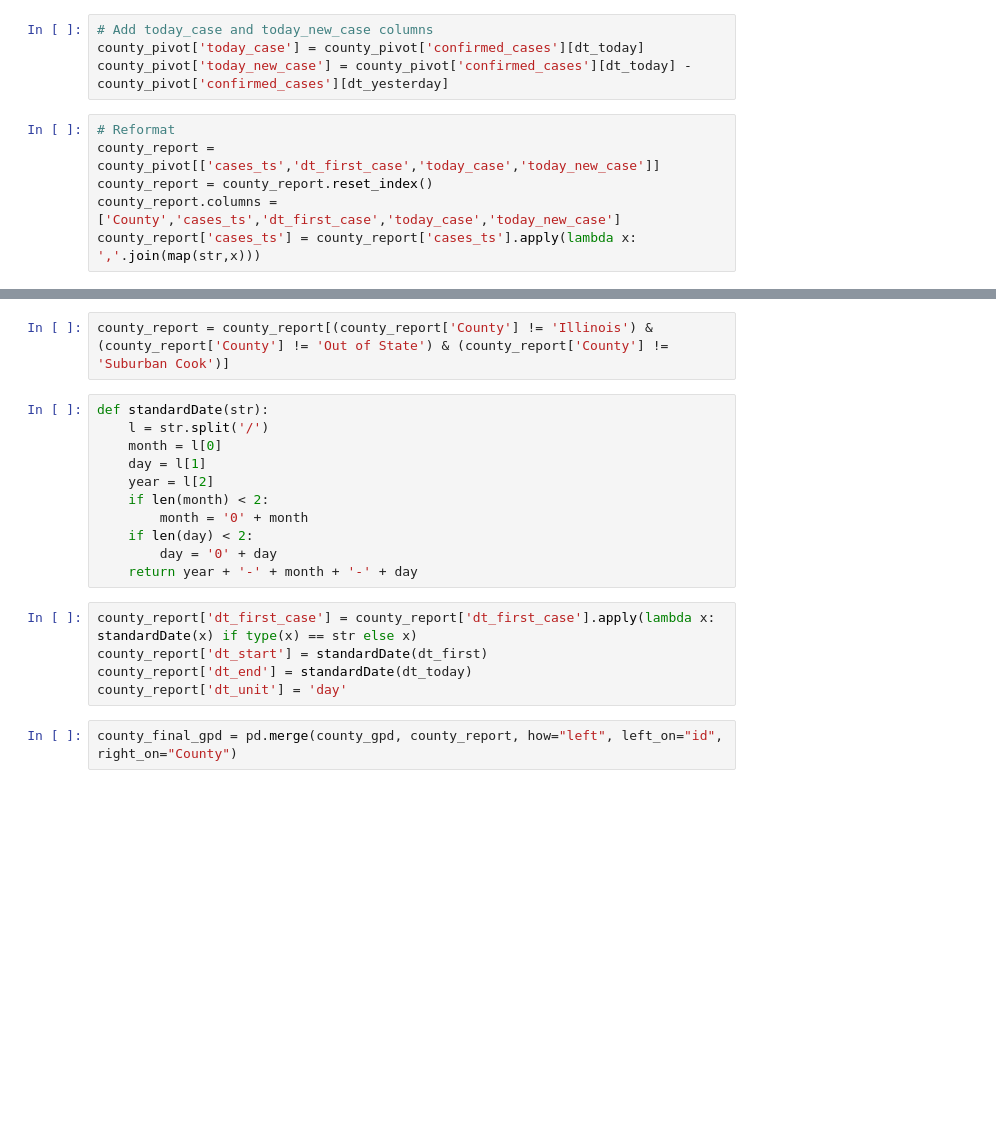
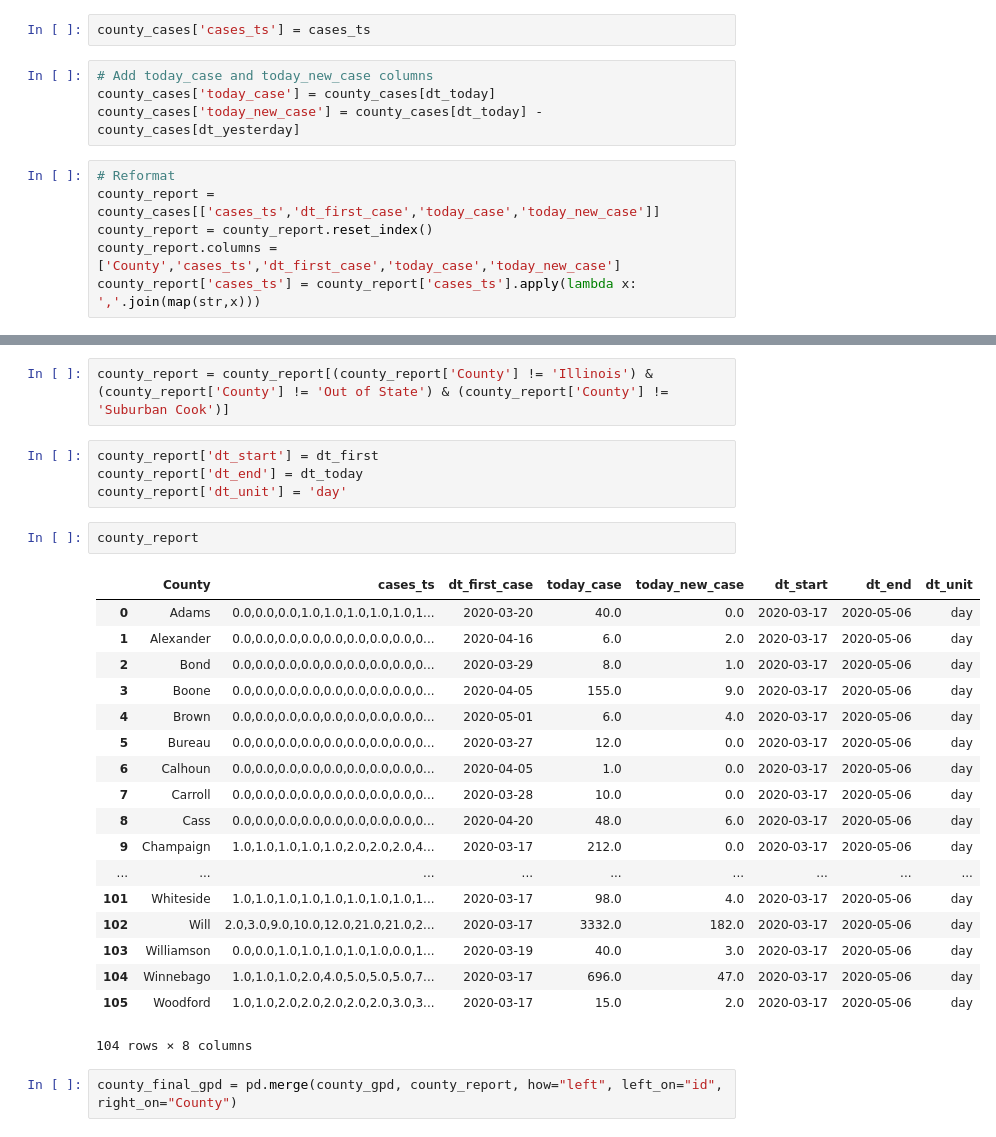
Before and after one commit to cybergis/wherecovid19_webapp, a Jupyter notebook: preprocessing/illinois/extract_zipcode.ipynb, the cells around one changed output, grey strips where cells are left out. Drawn from its saved outputs; the diff is of its cells as text; blank space fills up the shorter version.

```diff
--- a/preprocessing/illinois/extract_zipcode.ipynb
+++ b/preprocessing/illinois/extract_zipcode.ipynb
@@ -160,10 +176,12 @@ Index(['3/17/2020', '3/18/2020', '3/19/2020', '3/20/2020', '3/21/2020',
+# %%
+county_cases['cases_ts'] = cases_ts
 # %%
 # Add today_case and today_new_case columns
-county_pivot['today_case'] = county_pivot['confirmed_cases'][dt_today]
-county_pivot['today_new_case'] = county_pivot['confirmed_cases'][dt_today] - county_pivot['confirmed_cases'][dt_yesterday]
+county_cases['today_case'] = county_cases[dt_today]
+county_cases['today_new_case'] = county_cases[dt_today] - county_cases[dt_yesterday]
 # %%
 # Reformat
-county_report = county_pivot[['cases_ts','dt_first_case','today_case','today_new_case']]
+county_report = county_cases[['cases_ts','dt_first_case','today_case','today_new_case']]
 county_report = county_report.reset_index()
 county_report.columns = ['County','cases_ts','dt_first_case','today_case','today_new_case']
 county_report['cases_ts'] = county_report['cases_ts'].apply(lambda x: ','.join(map(str,x)))
@@ -174,22 +192,31 @@ np.setdiff1d(county_report['County'],county_gpd['id'])
 array(['Illinois', 'Out Of State', 'Suburban Cook'], dtype=object)
 # %%
 county_report = county_report[(county_report['County'] != 'Illinois') & (county_report['County'] != 'Out of State') & (county_report['County'] != 'Suburban Cook')]
-# %%
-def standardDate(str):
-    l = str.split('/')
-    month = l[0]
-    day = l[1]
-    year = l[2]
-    if len(month) < 2:
-        month = '0' + month
-    if len(day) < 2:
-        day = '0' + day
-    return year + '-' + month + '-' + day
 # %%
-county_report['dt_first_case'] = county_report['dt_first_case'].apply(lambda x: standardDate(x) if type(x) == str else x)
-county_report['dt_start'] = standardDate(dt_first)
-county_report['dt_end'] = standardDate(dt_today)
+county_report['dt_start'] = dt_first
+county_report['dt_end'] = dt_today
 county_report['dt_unit'] = 'day'
+# %%
+county_report
+# %% [output]
+|  | County | cases_ts | dt_first_case | today_case | today_new_case | dt_start | dt_end | dt_unit |
+| 0 | Adams | 0.0,0.0,0.0,1.0,1.0,1.0,1.0,1.0,1... | 2020-03-20 | 40.0 | 0.0 | 2020-03-17 | 2020-05-06 | day |
+| 1 | Alexander | 0.0,0.0,0.0,0.0,0.0,0.0,0.0,0.0,0... | 2020-04-16 | 6.0 | 2.0 | 2020-03-17 | 2020-05-06 | day |
+| 2 | Bond | 0.0,0.0,0.0,0.0,0.0,0.0,0.0,0.0,0... | 2020-03-29 | 8.0 | 1.0 | 2020-03-17 | 2020-05-06 | day |
+| 3 | Boone | 0.0,0.0,0.0,0.0,0.0,0.0,0.0,0.0,0... | 2020-04-05 | 155.0 | 9.0 | 2020-03-17 | 2020-05-06 | day |
+| 4 | Brown | 0.0,0.0,0.0,0.0,0.0,0.0,0.0,0.0,0... | 2020-05-01 | 6.0 | 4.0 | 2020-03-17 | 2020-05-06 | day |
+| 5 | Bureau | 0.0,0.0,0.0,0.0,0.0,0.0,0.0,0.0,0... | 2020-03-27 | 12.0 | 0.0 | 2020-03-17 | 2020-05-06 | day |
+| 6 | Calhoun | 0.0,0.0,0.0,0.0,0.0,0.0,0.0,0.0,0... | 2020-04-05 | 1.0 | 0.0 | 2020-03-17 | 2020-05-06 | day |
+| 7 | Carroll | 0.0,0.0,0.0,0.0,0.0,0.0,0.0,0.0,0... | 2020-03-28 | 10.0 | 0.0 | 2020-03-17 | 2020-05-06 | day |
+| 8 | Cass | 0.0,0.0,0.0,0.0,0.0,0.0,0.0,0.0,0... | 2020-04-20 | 48.0 | 6.0 | 2020-03-17 | 2020-05-06 | day |
+| 9 | Champaign | 1.0,1.0,1.0,1.0,1.0,2.0,2.0,2.0,4... | 2020-03-17 | 212.0 | 0.0 | 2020-03-17 | 2020-05-06 | day |
+| ... | ... | ... | ... | ... | ... | ... | ... | ... |
+| 101 | Whiteside | 1.0,1.0,1.0,1.0,1.0,1.0,1.0,1.0,1... | 2020-03-17 | 98.0 | 4.0 | 2020-03-17 | 2020-05-06 | day |
+| 102 | Will | 2.0,3.0,9.0,10.0,12.0,21.0,21.0,2... | 2020-03-17 | 3332.0 | 182.0 | 2020-03-17 | 2020-05-06 | day |
+| 103 | Williamson | 0.0,0.0,1.0,1.0,1.0,1.0,1.0,0.0,1... | 2020-03-19 | 40.0 | 3.0 | 2020-03-17 | 2020-05-06 | day |
+| 104 | Winnebago | 1.0,1.0,1.0,2.0,4.0,5.0,5.0,5.0,7... | 2020-03-17 | 696.0 | 47.0 | 2020-03-17 | 2020-05-06 | day |
+| 105 | Woodford | 1.0,1.0,2.0,2.0,2.0,2.0,2.0,3.0,3... | 2020-03-17 | 15.0 | 2.0 | 2020-03-17 | 2020-05-06 | day |
+104 rows × 8 columns
 # %%
 county_final_gpd = pd.merge(county_gpd, county_report, how="left", left_on="id", right_on="County")
 # %%
```
Also changed, not shown: parts of 11 cells of this notebook, 5 other files.
